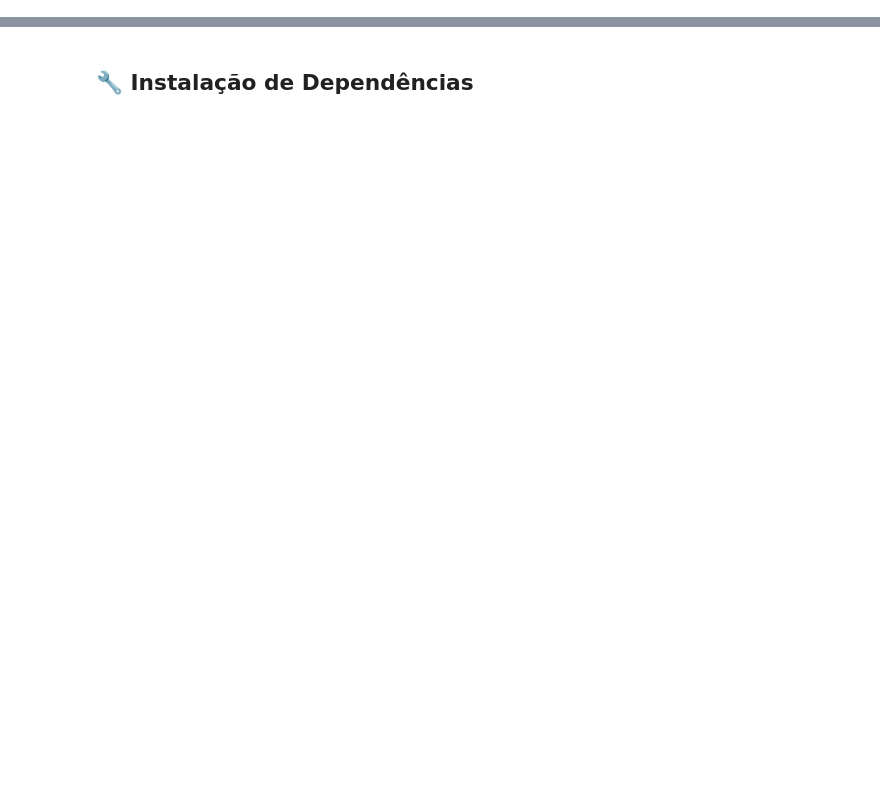
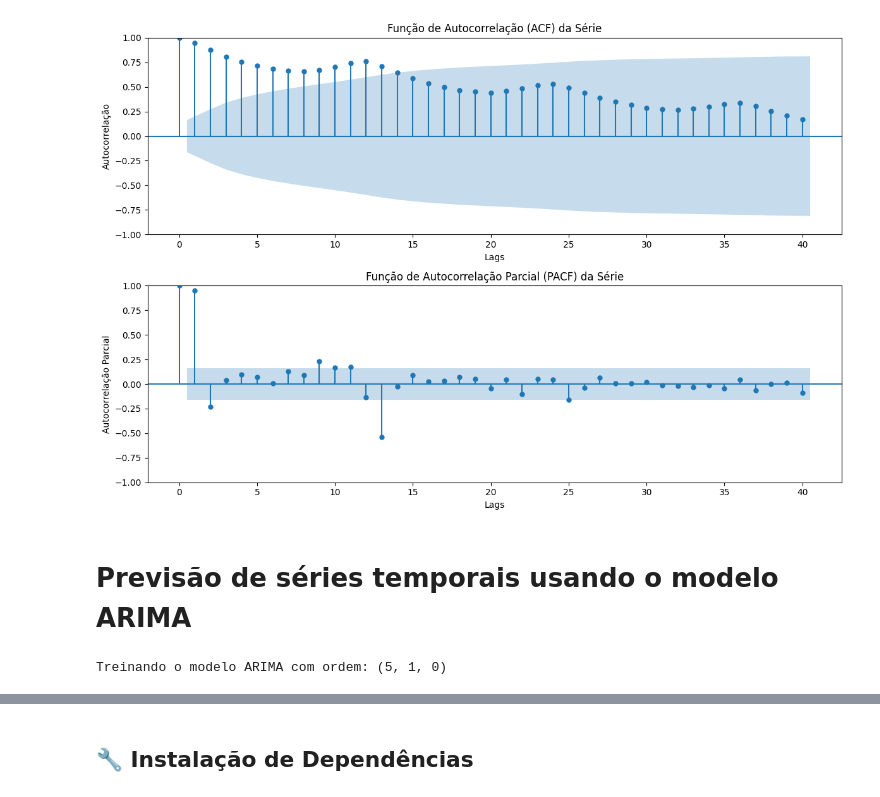
Before and after one commit to rodrigosf05/fiap-series-temporais, a Jupyter notebook: capitulo_3_scripts.ipynb, the cells around one changed output, grey strips where cells are left out. Drawn from its saved outputs; the diff is of its cells as text; code cells hidden in the pictures; blank space fills up the shorter version.

```diff
--- a/capitulo_3_scripts.ipynb
+++ b/capitulo_3_scripts.ipynb
@@ -7,0 +121,30 @@ Este notebook contém os scripts Python apresentados no Capítulo 3, organizados
+# %%
+# ────────────────────────────────────────────────
+# Plotar gráficos ACF e PACF da série temporal
+# ────────────────────────────────────────────────
+import matplotlib.pyplot as plt
+from statsmodels.graphics.tsaplots import plot_acf, plot_pacf
+
+# Ajustar o tamanho da figura para melhor visualização
+plt.figure(figsize=(12, 8))
+
+# Plotar o gráfico ACF
+ax1 = plt.subplot(211)
+plot_acf(series, ax=ax1, lags=40) # Lags=40 é um bom ponto de partida para dados mensais
+plt.title('Função de Autocorrelação (ACF) da Série')
+plt.xlabel('Lags')
+plt.ylabel('Autocorrelação')
+
+# Plotar o gráfico PACF
+ax2 = plt.subplot(212)
+plot_pacf(series, ax=ax2, lags=40, method='ywm') # 'ywm' é um método comum para PACF
+plt.title('Função de Autocorrelação Parcial (PACF) da Série')
+plt.xlabel('Lags')
+plt.ylabel('Autocorrelação Parcial')
+
+plt.tight_layout()
+plt.show()
+# %% [output]
+[figure, added]
+# %% [markdown]
+# Previsão de séries temporais usando o modelo **ARIMA**
@@ -7,0 +161,9 @@ Este notebook contém os scripts Python apresentados no Capítulo 3, organizados
+# %%
+print(f"Treinando o modelo ARIMA com ordem: {arima_order}")
+
+# Ajustar o modelo ARIMA aos dados
+# Usamos a série 'Passengers' do df_airpassengers
+model_arima = ARIMA(series, order=arima_order)
+model_fit = model_arima.fit()
+# %% [output]
+Treinando o modelo ARIMA com ordem: (5, 1, 0)
```
Also changed, not shown: parts of 48 cells of this notebook.
